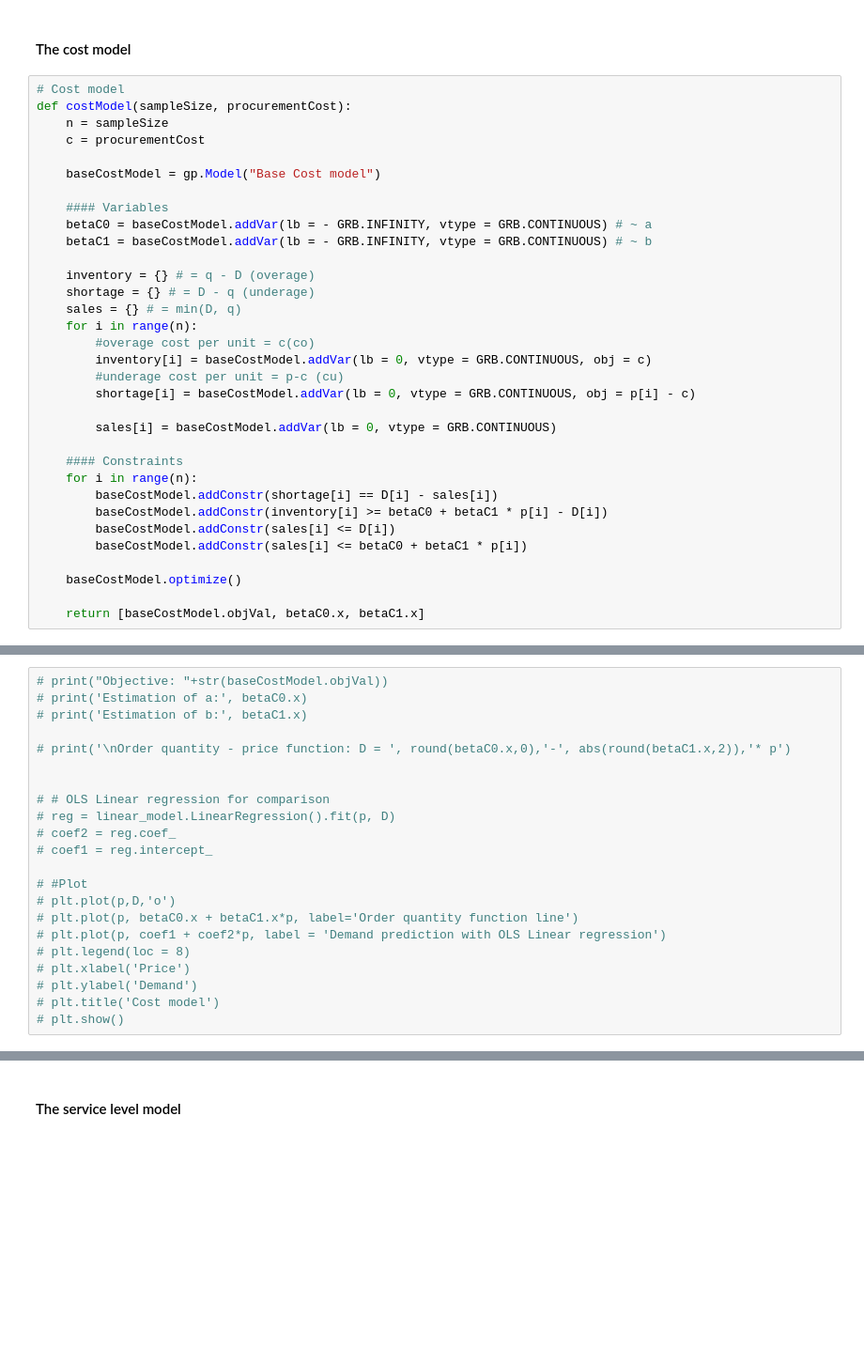
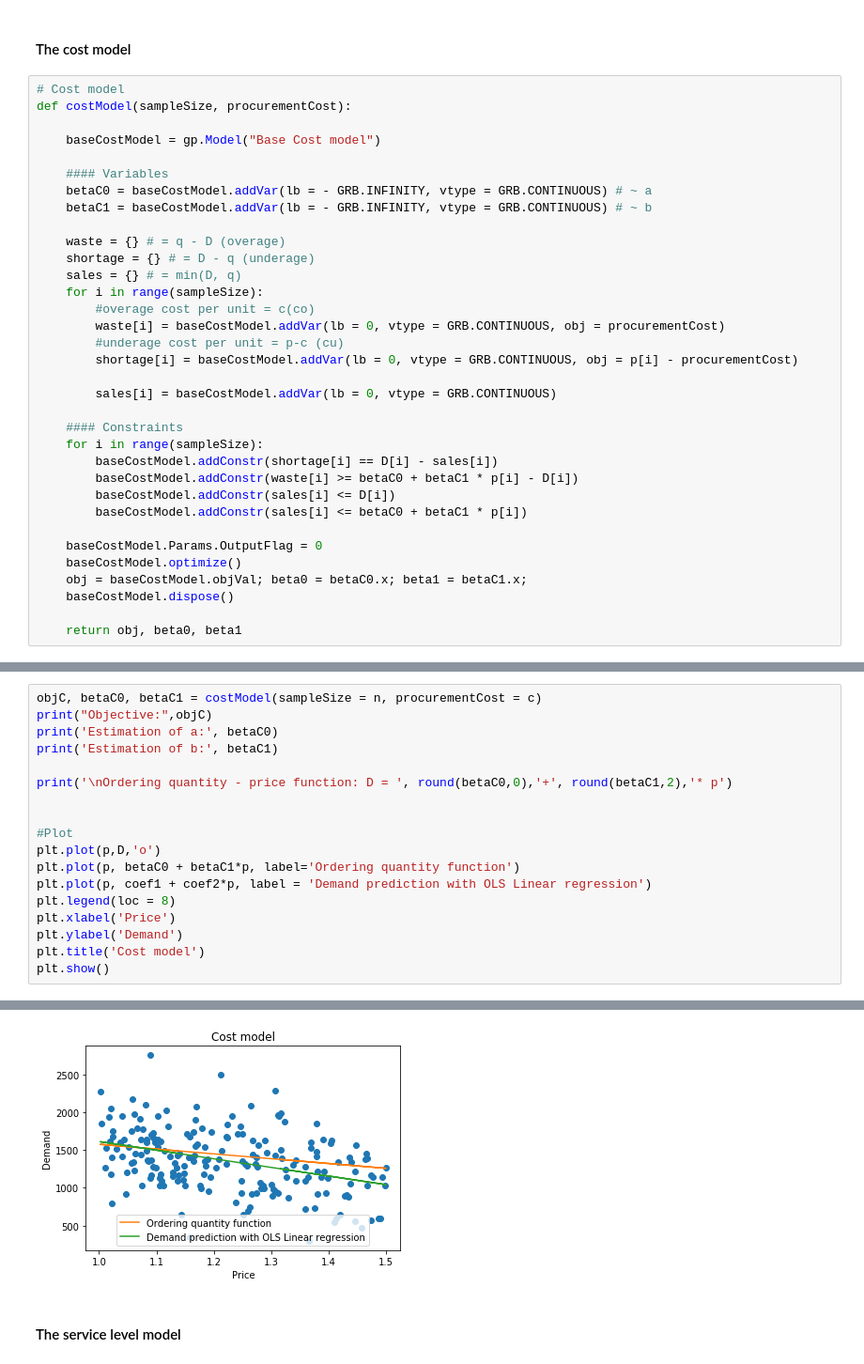
Before and after one commit to hadao211/Computational-Logistics-SS20, a Jupyter notebook: Project/Data-driven Newsvendor with Price-setting.ipynb, the cells around one changed output, grey strips where cells are left out. Shown: that part at 94% size. Cells and saved outputs as stored; diff of their text form; blank space fills up the shorter version.

```diff
--- a/Project/Data-driven Newsvendor with Price-setting.ipynb
+++ b/Project/Data-driven Newsvendor with Price-setting.ipynb
@@ -71,8 +113,6 @@ Then, the objective function used here is maximization of profit, instead of min
 # %%
 # Cost model
 def costModel(sampleSize, procurementCost):
-    n = sampleSize
-    c = procurementCost
 
     baseCostModel = gp.Model("Base Cost model")
 
@@ -80,24 +120,27 @@ def costModel(sampleSize, procurementCost):
     betaC0 = baseCostModel.addVar(lb = - GRB.INFINITY, vtype = GRB.CONTINUOUS) # ~ a
     betaC1 = baseCostModel.addVar(lb = - GRB.INFINITY, vtype = GRB.CONTINUOUS) # ~ b
 
-    inventory = {} # = q - D (overage)
+    waste = {} # = q - D (overage)
     shortage = {} # = D - q (underage)
     sales = {} # = min(D, q)
-    for i in range(n):
+    for i in range(sampleSize):
         #overage cost per unit = c(co)
-        inventory[i] = baseCostModel.addVar(lb = 0, vtype = GRB.CONTINUOUS, obj = c)
+        waste[i] = baseCostModel.addVar(lb = 0, vtype = GRB.CONTINUOUS, obj = procurementCost)
         #underage cost per unit = p-c (cu)
-        shortage[i] = baseCostModel.addVar(lb = 0, vtype = GRB.CONTINUOUS, obj = p[i] - c)
+        shortage[i] = baseCostModel.addVar(lb = 0, vtype = GRB.CONTINUOUS, obj = p[i] - procurementCost)
 
         sales[i] = baseCostModel.addVar(lb = 0, vtype = GRB.CONTINUOUS)
 
     #### Constraints
-    for i in range(n):
+    for i in range(sampleSize):
         baseCostModel.addConstr(shortage[i] == D[i] - sales[i])
-        baseCostModel.addConstr(inventory[i] >= betaC0 + betaC1 * p[i] - D[i])
+        baseCostModel.addConstr(waste[i] >= betaC0 + betaC1 * p[i] - D[i])
         baseCostModel.addConstr(sales[i] <= D[i])
         baseCostModel.addConstr(sales[i] <= betaC0 + betaC1 * p[i])
 
+    baseCostModel.Params.OutputFlag = 0
     baseCostModel.optimize()
+    obj = baseCostModel.objVal; beta0 = betaC0.x; beta1 = betaC1.x;
+    baseCostModel.dispose()
 
-    return [baseCostModel.objVal, betaC0.x, betaC1.x]
+    return obj, beta0, beta1
@@ -104,22 +149,19 @@ def costModel(sampleSize, procurementCost):
 # %%
-# print("Objective: "+str(baseCostModel.objVal))
-# print('Estimation of a:', betaC0.x)
-# print('Estimation of b:', betaC1.x)
+objC, betaC0, betaC1 = costModel(sampleSize = n, procurementCost = c)
+print("Objective:",objC)
+print('Estimation of a:', betaC0)
+print('Estimation of b:', betaC1)
 
-# print('\nOrder quantity - price function: D = ', round(betaC0.x,0),'-', abs(round(betaC1.x,2)),'* p')
+print('\nOrdering quantity - price function: D = ', round(betaC0,0),'+', round(betaC1,2),'* p')
 
 
-# # OLS Linear regression for comparison
-# reg = linear_model.LinearRegression().fit(p, D)
-# coef2 = reg.coef_
-# coef1 = reg.intercept_
-
-# #Plot
-# plt.plot(p,D,'o')
-# plt.plot(p, betaC0.x + betaC1.x*p, label='Order quantity function line')
-# plt.plot(p, coef1 + coef2*p, label = 'Demand prediction with OLS Linear regression')
-# plt.legend(loc = 8)
-# plt.xlabel('Price')
-# plt.ylabel('Demand')
-# plt.title('Cost model')
-# plt.show()
+#Plot
+plt.plot(p,D,'o')
+plt.plot(p, betaC0 + betaC1*p, label='Ordering quantity function')
+plt.plot(p, coef1 + coef2*p, label = 'Demand prediction with OLS Linear regression')
+plt.legend(loc = 8)
+plt.xlabel('Price')
+plt.ylabel('Demand')
+plt.title('Cost model')
+plt.show()
+# %% [output]
@@ -126,2 +173,3 @@ def costModel(sampleSize, procurementCost):
+[figure, added]
 # %% [markdown]
 #### The service level model
```
Also changed, not shown: parts of 63 cells of this notebook.
